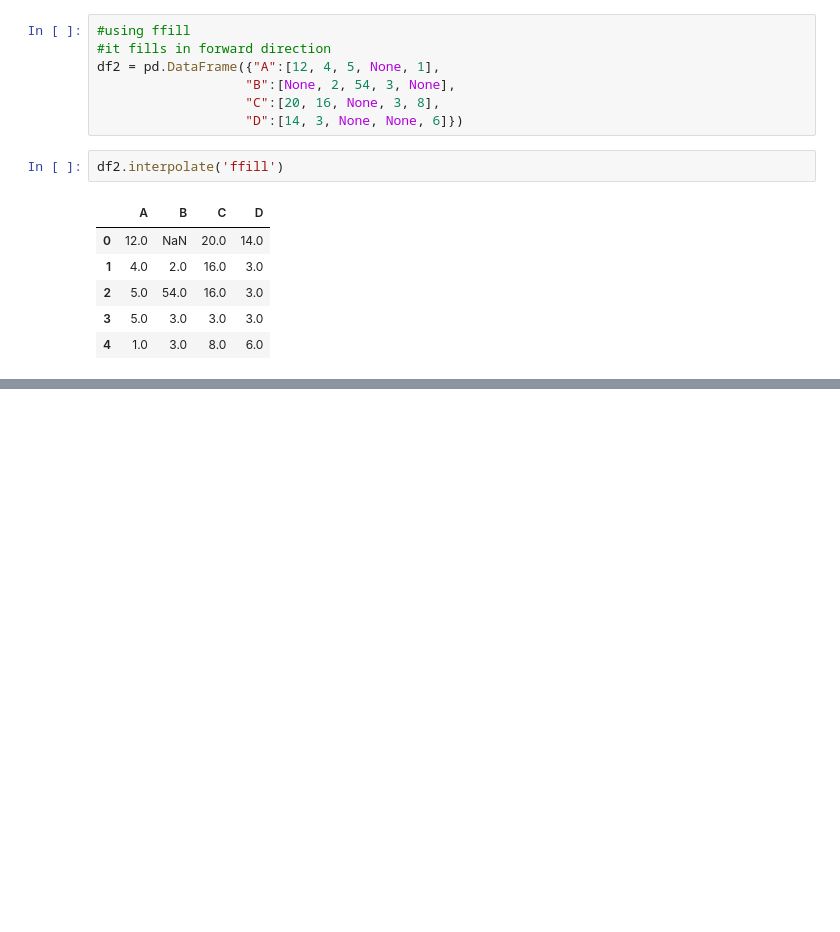
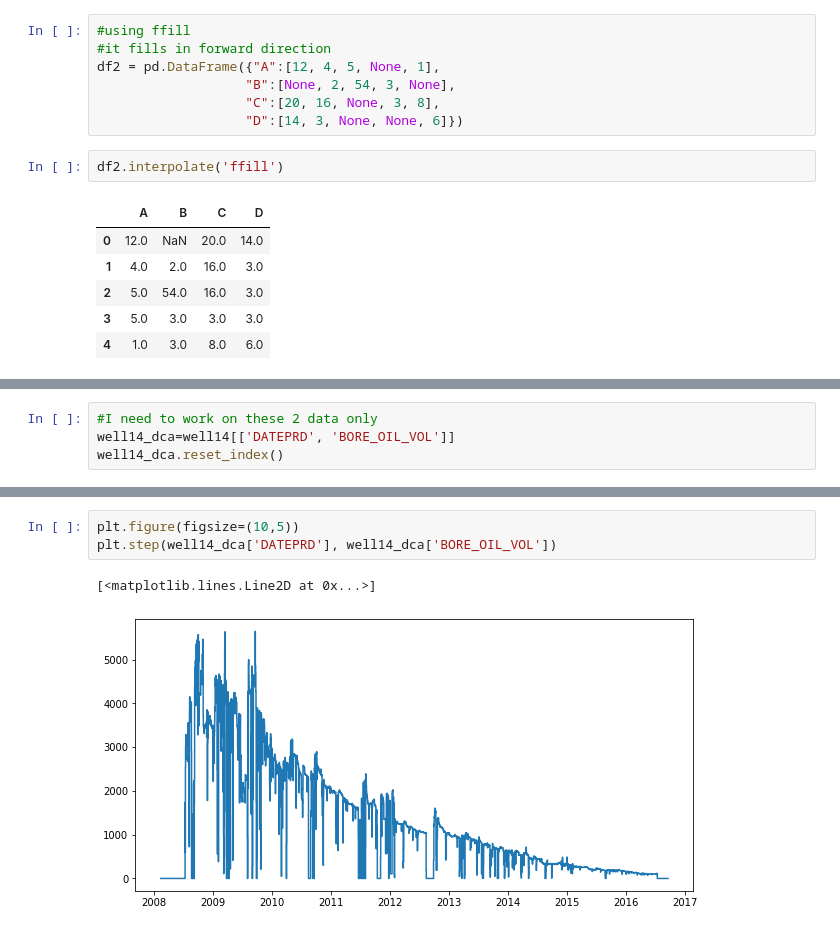
Before and after one commit to Kareem2168/Well-Deliverability-, a Jupyter notebook: Production_Data_Analysis.ipynb, the cells around one changed output, grey strips where cells are left out. Saved outputs shown, nothing was run; the diff lists cells and outputs as text; blank space fills up the shorter version.

```diff
--- a/Production_Data_Analysis.ipynb
+++ b/Production_Data_Analysis.ipynb
@@ -324,0 +342,4 @@ df2.interpolate('ffill')
+# %%
+#I need to work on these 2 data only
+well14_dca=well14[['DATEPRD', 'BORE_OIL_VOL']]
+well14_dca.reset_index()
@@ -324,0 +360,6 @@ df2.interpolate('ffill')
+# %%
+plt.figure(figsize=(10,5))
+plt.step(well14_dca['DATEPRD'], well14_dca['BORE_OIL_VOL'])
+# %% [output]
+[<matplotlib.lines.Line2D at 0x...>]
+[figure, added]
```
Also changed, not shown: parts of 16 cells of this notebook.
